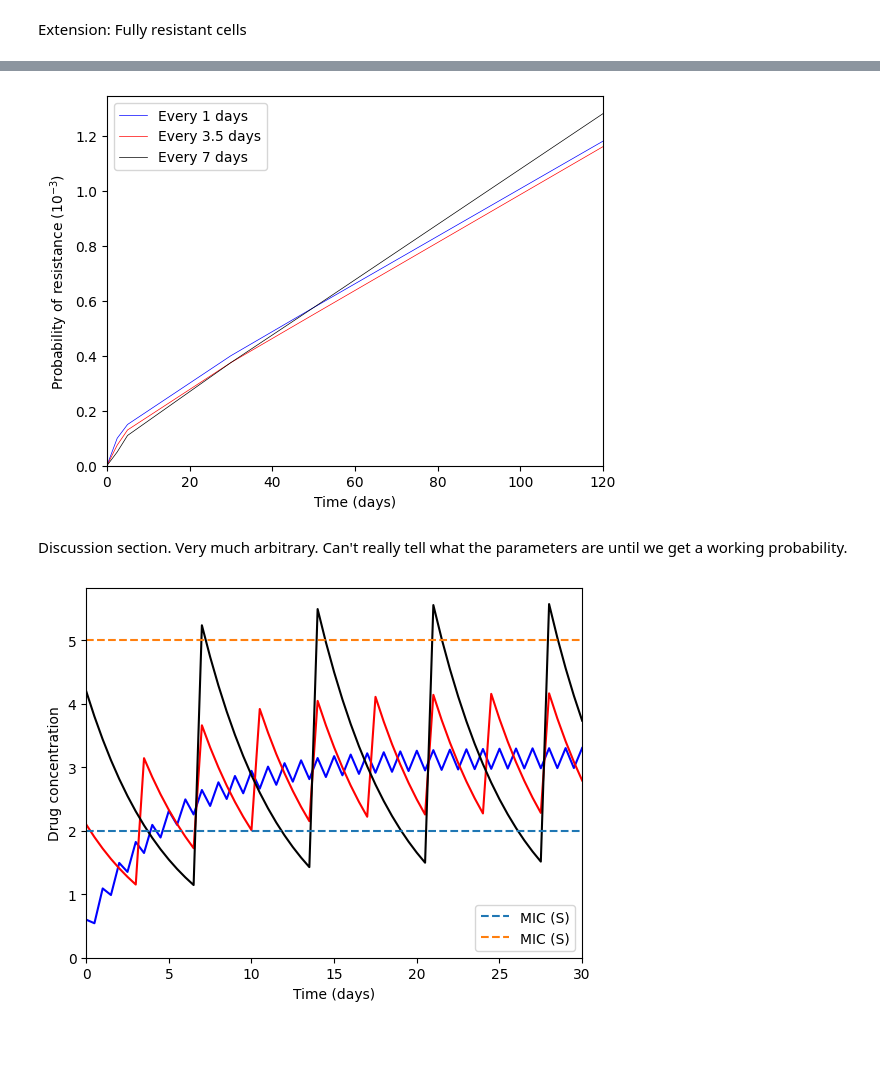
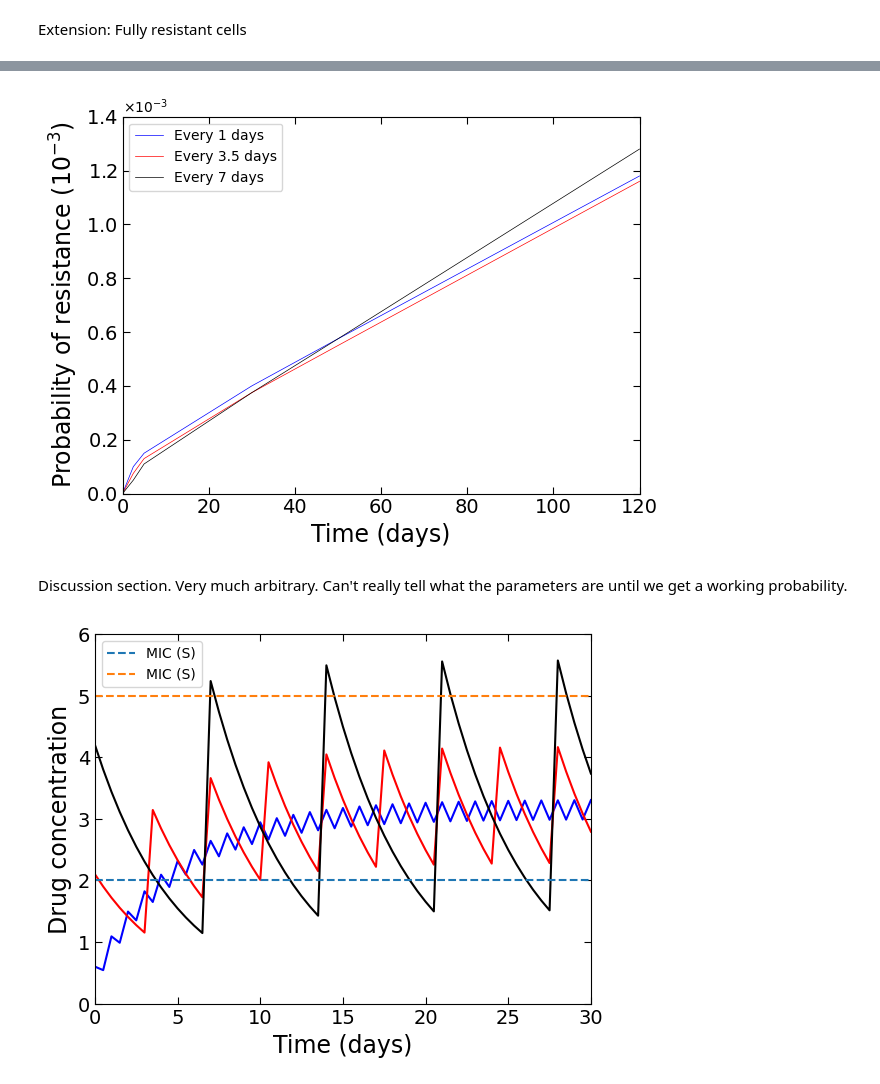
Before and after one commit to colmmcc2000/RSCAM_Group_11, a Jupyter notebook: code_RSCAM.ipynb, the cells around one changed output, grey strips where cells are left out. Saved outputs shown, nothing was run; the diff lists cells and outputs as text; code cells hidden in the pictures; blank space fills up the shorter version.

Commit message:
Formatting updated

```diff
--- a/code_RSCAM.ipynb
+++ b/code_RSCAM.ipynb
@@ -659,6 +659,10 @@ def R_t_pulsed(t, M, s, u):
     r_sens, _ = integrate.quad(integrand, 0, t)
 
     return r_sens + r_res
+# %%
+time = np.linspace(0, 100, 21)
+p = np.zeros(len(time))
+grid, pop_s, pop_r, prob_r, var_r = mean_pulsed_therapy(1000, 100, 100, rates, 0.5, 1e-3, 28, 14, 0.05)
 # %%
 T_max = 100
 M0 = 100 # Not specified, this is an assumption
@@ -666,7 +670,7 @@ beta = 0.5
 u = 1e-3
 cycle = 28
 dosing = 14
-N = 2000
+N = 2500
 
 time = np.linspace(0, 100, 21)
 
@@ -684,11 +688,24 @@ for s, cols in g:
         store[i] = R_t_pulsed(x, M0, s, u)
     plt.plot(time, store, '-', c = cols, label = f'Theory: s={s}')
 
-plt.ylabel('Expected number of resistant cells')
-plt.xlabel('Time')
+plt.ylabel('Expected number of resistant cells', fontsize = 17)
+plt.xlabel('Time', fontsize = 17)
 
 plt.xlim(0, T_max)
-plt.ylim(0, None)
+plt.ylim(0, 90)
+
+#set tick marks
+plt.xticks(np.arange(0, T_max + 1, 10), fontsize=14)
+plt.yticks(np.arange(0, 91, 10), fontsize=14)
+
+plt.tick_params(axis='both', which='major',
+                top=True, right=True,
+                direction='in', # Optional: points ticks inward
+                length=5, # Optional: makes ticks more prominent
+                labelsize=14)
+
+plt.tight_layout()
+
 plt.legend()
 plt.savefig('Figs/pulsed_population.pdf', format='pdf', bbox_inches='tight', dpi=300)
 
@@ -1525,9 +1536,9 @@ plt.show()
 # %%
 time = [0, 2.5, 5,30, 50, 120]
 
-weekly = [0, 0.05, 0.11, 0.375, 0.575, 1.28]
-twice_weekly = [0, 0.075, 0.13, 0.375,0.55, 1.16]
-daily = [0, 0.1,  0.15, 0.4, 0.575, 1.18]
+weekly = np.array([0, 0.05, 0.11, 0.375, 0.575, 1.28]) * 1e-3
+twice_weekly = np.array([0, 0.075, 0.13, 0.375,0.55, 1.16]) *1e-3
+daily = np.array([0, 0.1,  0.15, 0.4, 0.575, 1.18]) * 1e-3
 list_ = [daily, twice_weekly, weekly]
 tau = [1, 3.5, 7]
 colours = ['blue', 'red', 'black']
@@ -1539,16 +1550,33 @@ for x in list_:
     plt.plot(time, x, c = colours[count], label = f'Every {tau[count]} days', lw = 0.5)
     count += 1
 plt.legend()
-plt.xlim(0, T)
-plt.ylim(0, None)
+plt.xlim(0, 120)
+plt.ylim(0, 1.4e-3)
 
-plt.xlabel('Time (days)')
-plt.ylabel(r'Probability of resistance ($10^{-3}$)')
+plt.xlabel('Time (days)', fontsize = 17)
+plt.ylabel(r'Probability of resistance ($10^{-3}$)', fontsize = 17)
+
+#set tick marks
+plt.xticks(np.arange(0, 121, 20), fontsize=14)
+plt.yticks(np.arange(0, 1.41e-3, 0.2e-3), fontsize=14)
+
+plt.tick_params(axis='both', which='major',
+                top=True, right=True,
+                direction='in', # Optional: points ticks inward
+                length=5, # Optional: makes ticks more prominent
+                labelsize=14)
+
+formatter = ticker.ScalarFormatter(useMathText=True)
+formatter.set_scientific(True)
+formatter.set_powerlimits((-3, -3)) # Forces it specifically to 10^-3
+plt.gca().yaxis.set_major_formatter(formatter)
+
+plt.tight_layout()
 
 plt.savefig('Figs/probs_5.pdf', format='pdf', bbox_inches='tight', dpi=300)
 plt.show()
 # %% [output]
-[figure, old version]
+[figure, new version]
 # %% [markdown]
 Discussion section. Very much arbitrary. Can't really tell what the parameters are until we get a working probability.
 # %%
@@ -1557,34 +1585,46 @@ time = np.linspace(0, T, (T*2)+1)
 store_NLD = np.zeros(len(time))
 
 sens_intersection = 2
 resist_intersection = 5
 
 sens = np.ones(len(time)) * sens_intersection
 res = np.ones(len(time)) * resist_intersection
 
 D = 0.6
 k = 0.2
 tau = [1, 3.5, 7]
 colours = ['blue', 'red', 'black']
 #To maintain the AUC we need D_new = D_1 * tau_new/tau_1
 #tau_1 = 1 so just 0.6 * tau_new
 #see notes for derivation. Solve AUC = integral(C(t)) form o to inf
 D = 0.6
 dict = zip(tau, colours)
 for t, col in dict:
     for i, g in enumerate(time):
         store_NLD[i] = get_concentration(g, (D*t), k, t, False)
     plt.plot(time, store_NLD, c = col)#, label = f'Every {t} days')
 plt.plot(time, sens, '--', label = 'MIC (S)')
 plt.plot(time, res, '--', label = 'MIC (S)')
 plt.legend()
 plt.xlim(0, T)
 plt.ylim(0, None)
 
-plt.xlabel('Time (days)')
-plt.ylabel('Drug concentration')
+plt.xlabel('Time (days)', fontsize = 17)
+plt.ylabel('Drug concentration', fontsize = 17)
 
-#plt.savefig('Figs/discussion_conc.pdf', format='pdf', bbox_inches='tight', dpi=300)
+#set tick marks
+plt.xticks(np.arange(0, 31, 5), fontsize=14)
+plt.yticks(np.arange(0, 6.1, 1), fontsize=14)
+
+plt.tick_params(axis='both', which='major',
+                top=True, right=True,
+                direction='in', # Optional: points ticks inward
+                length=5, # Optional: makes ticks more prominent
+                labelsize=14)
+
+
+
+plt.savefig('Figs/discussion_conc.pdf', format='pdf', bbox_inches='tight', dpi=300)
 plt.show()
 # %% [output]
-[figure, old version]
+[figure, new version]
```
Also changed, not shown: parts of 21 cells of this notebook, 12 other files.
